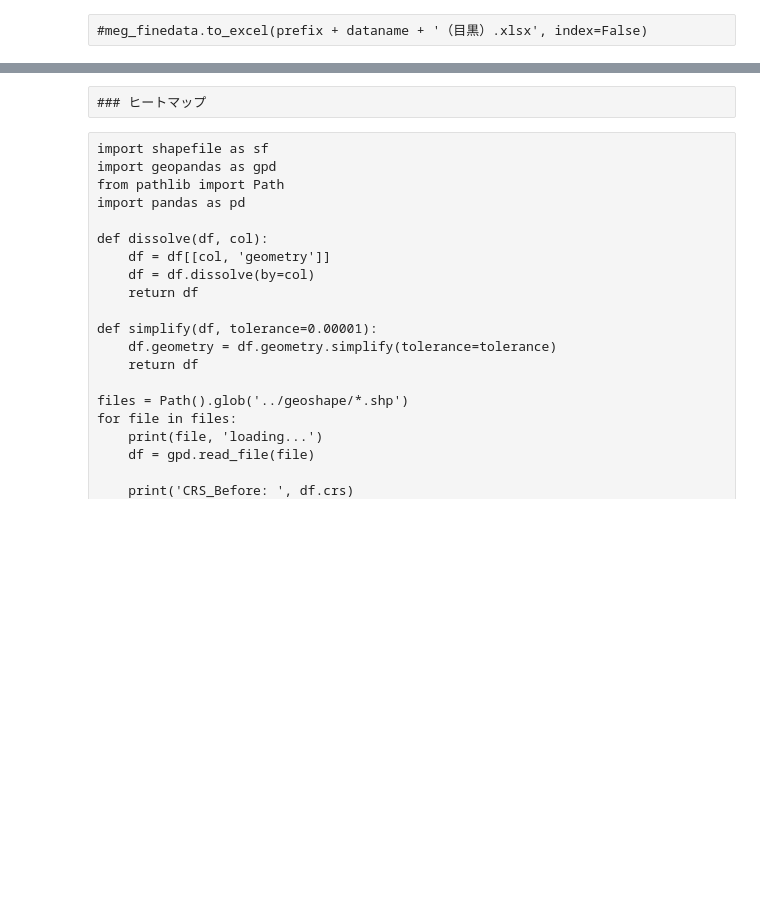
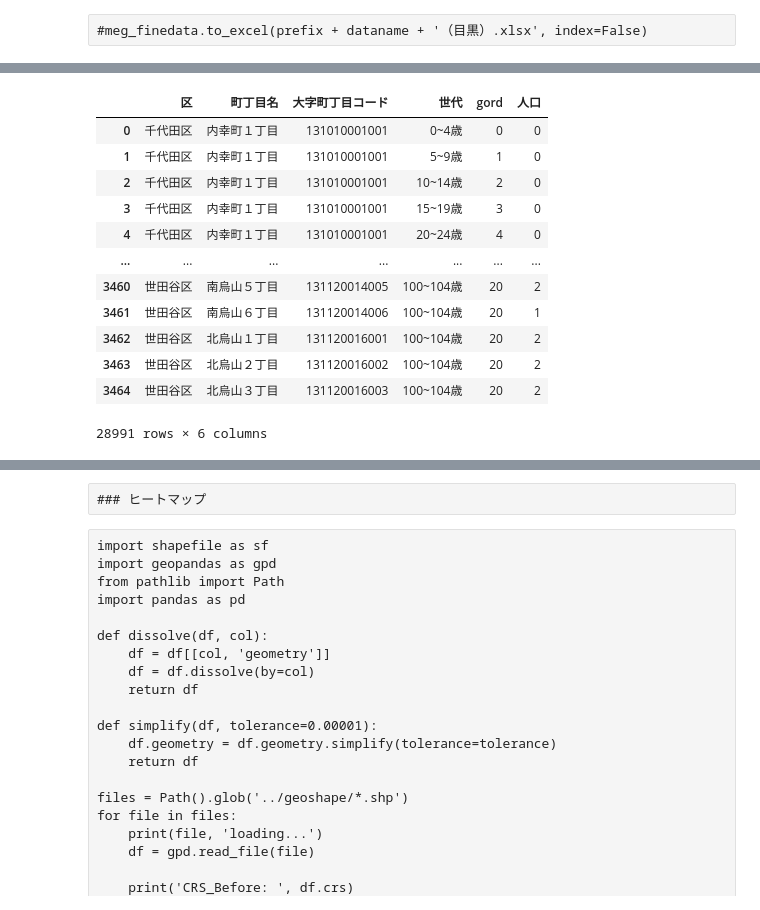
Before and after one commit to MasaoMori/Tokyo_Ward_Assembly_Election, a Jupyter notebook: jupyter/Population_age-ver2.ipynb, the cells around one changed output, grey strips where cells are left out. Saved outputs shown, nothing was run; the diff lists cells and outputs as text; code cells hidden in the pictures; blank space fills up the shorter version.

```diff
--- a/jupyter/Population_age-ver2.ipynb
+++ b/jupyter/Population_age-ver2.ipynb
@@ -532,0 +549,23 @@ final.to_excel(prefix+"final.xlsx",index=False)
+# %%
+##
+## 上のセルで、OCRからデータを抽出し、手作業で値の確認を行った。
+##　町丁目名年齢年代別人口分布（台東）その'+i+'_確認済み.xlsx　がその結果。
+## それらを統合してデータを作る。
+##
+tai_data = pd.DataFrame()
+for i in ['１','２','３']:
+    tai = pd.read_excel(prefix+'町丁目名年齢年代別人口分布（台東）その'+i+'_確認済み.xlsx')
+    tai_data = pd.concat([tai_data, tai])
+
+tai_data['区']='台東区'
+tai_data = tai_data.drop(columns='行政コード')
+
+tc = {'level_2':'世代', 0:'人口'}
+tmp_tai = tai_data.set_index(['区','町丁目名'])
+tt = pd.DataFrame(tmp_tai.stack().reset_index()).rename(columns=tc)
+tai_data = pd.merge(tt, c_code, left_on=['区','町丁目名'], right_on=['市区町村名','大字町丁目名'])
+
+#for i in d2k.keys():
+#    tai_data['町丁目名']=tai_data['町丁目名'].str.replace(i,d2k[i])
+
+tai_finedata = tai_data
@@ -532,0 +697,28 @@ final.to_excel(prefix+"final.xlsx",index=False)
+# %%
+#fd_grp = ['区','町丁目名','大字町丁目コード','世代','gord']
+fd_grp = ['区','町丁目名','大字町丁目コード','世代','gord']
+srt = ['大字町丁目コード','gord']
+
+final = pd.DataFrame(finedata.groupby(fd_grp)['人口'].agg(sum)).sort_values(srt).reset_index()
+
+mina_final = pd.merge(mina_finedata, fiveband_df, on='世代')[fd_grp+['人口']]
+tai_final = pd.merge(tai_finedata, fiveband_df, on='世代')[fd_grp+['人口']]
+st_final = pd.merge(st_fd, fiveband_df, on='世代')[fd_grp+['人口']]
+
+final = pd.concat([final, mina_final, tai_final, st_final])
+# %%
+final
+# %% [output]
+|  | 区 | 町丁目名 | 大字町丁目コード | 世代 | gord | 人口 |
+| 0 | 千代田区 | 内幸町１丁目 | 131010001001 | 0~4歳 | 0 | 0 |
+| 1 | 千代田区 | 内幸町１丁目 | 131010001001 | 5~9歳 | 1 | 0 |
+| 2 | 千代田区 | 内幸町１丁目 | 131010001001 | 10~14歳 | 2 | 0 |
+| 3 | 千代田区 | 内幸町１丁目 | 131010001001 | 15~19歳 | 3 | 0 |
+| 4 | 千代田区 | 内幸町１丁目 | 131010001001 | 20~24歳 | 4 | 0 |
+| ... | ... | ... | ... | ... | ... | ... |
+| 3460 | 世田谷区 | 南烏山５丁目 | 131120014005 | 100~104歳 | 20 | 2 |
+| 3461 | 世田谷区 | 南烏山６丁目 | 131120014006 | 100~104歳 | 20 | 1 |
+| 3462 | 世田谷区 | 北烏山１丁目 | 131120016001 | 100~104歳 | 20 | 2 |
+| 3463 | 世田谷区 | 北烏山２丁目 | 131120016002 | 100~104歳 | 20 | 2 |
+| 3464 | 世田谷区 | 北烏山３丁目 | 131120016003 | 100~104歳 | 20 | 2 |
+28991 rows × 6 columns
```
Also changed, not shown: parts of 96 cells of this notebook, 35 other files.
